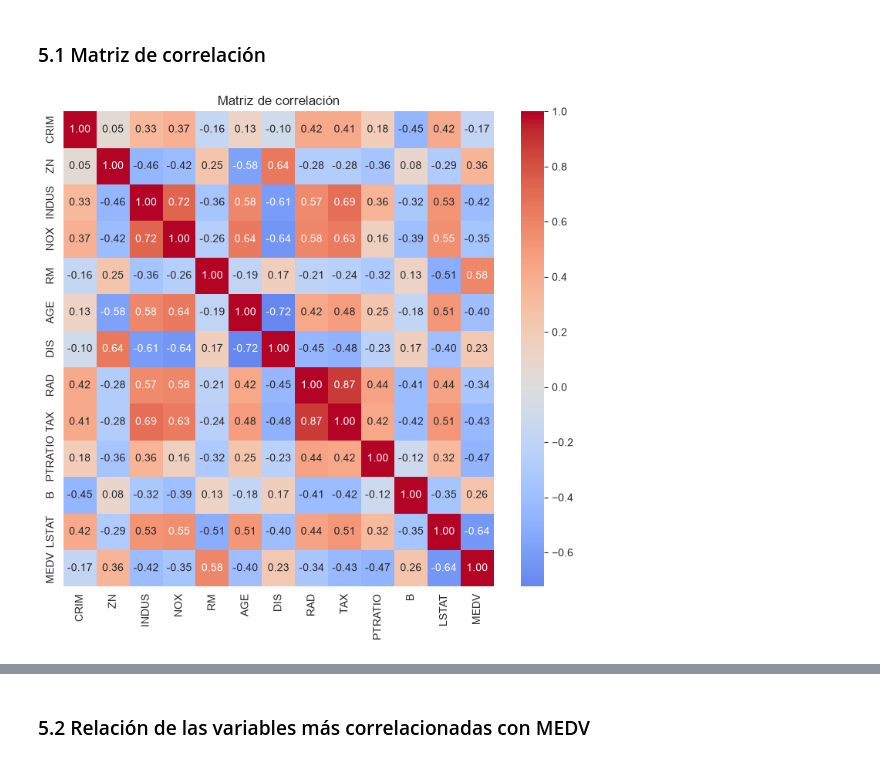
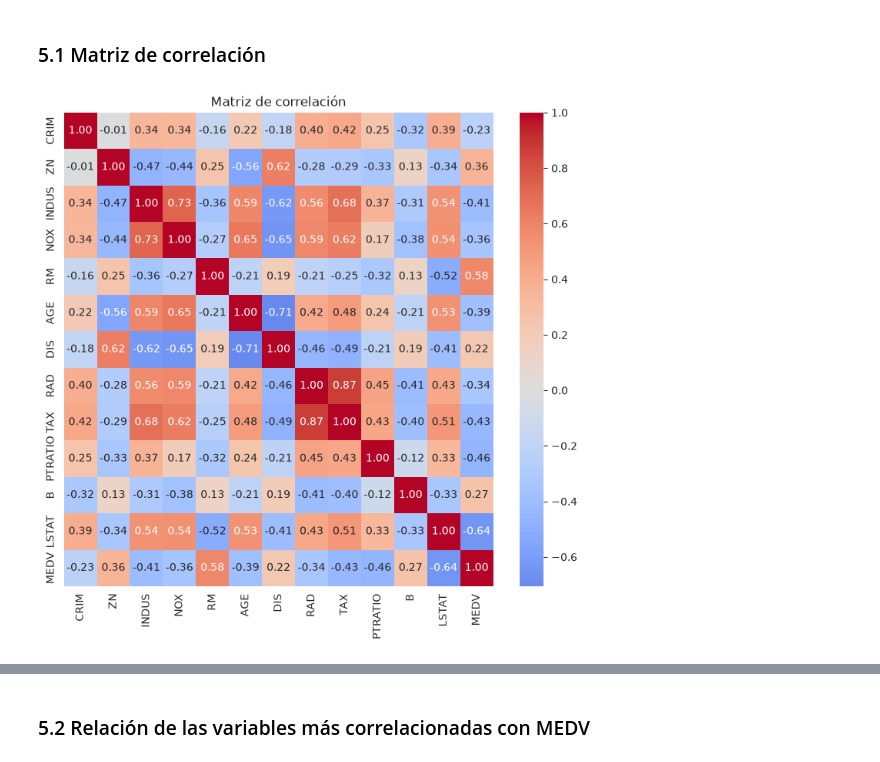
Before and after one commit to alejacos/TP_AA1_Acosta_Hauret_Rinaldi_Torres, a Jupyter notebook: TP_1/scr/EDA_AA_1_TP_1_mas_simple.ipynb, the cells around one changed output, grey strips where cells are left out. Saved outputs shown, nothing was run; the diff lists cells and outputs as text; code cells hidden in the pictures.

```diff
--- a/TP_1/scr/EDA_AA_1_TP_1_mas_simple.ipynb
+++ b/TP_1/scr/EDA_AA_1_TP_1_mas_simple.ipynb
@@ -328,13 +301,13 @@ plt.show()
 # %% [markdown]
 ### 5.1 Matriz de correlación
 # %%
-corr = df_knn_imputado.corr(numeric_only=True)
+corr = df_imputado_median.corr(numeric_only=True)
 fig, ax = plt.subplots(figsize=(9, 8))
 sns.heatmap(corr, annot=True, fmt=".2f", cmap="coolwarm", center=0, ax=ax)
 ax.set_title("Matriz de correlación")
 plt.show()
 # %% [output]
-[figure, old version]
+[figure, new version]
 # %%
 corr_medv = corr["MEDV"].drop("MEDV").sort_values(key=abs, ascending=False)
 print("Correlación de cada variable con MEDV (ordenada por magnitud):")
```
Also changed, not shown: parts of 37 cells of this notebook.
